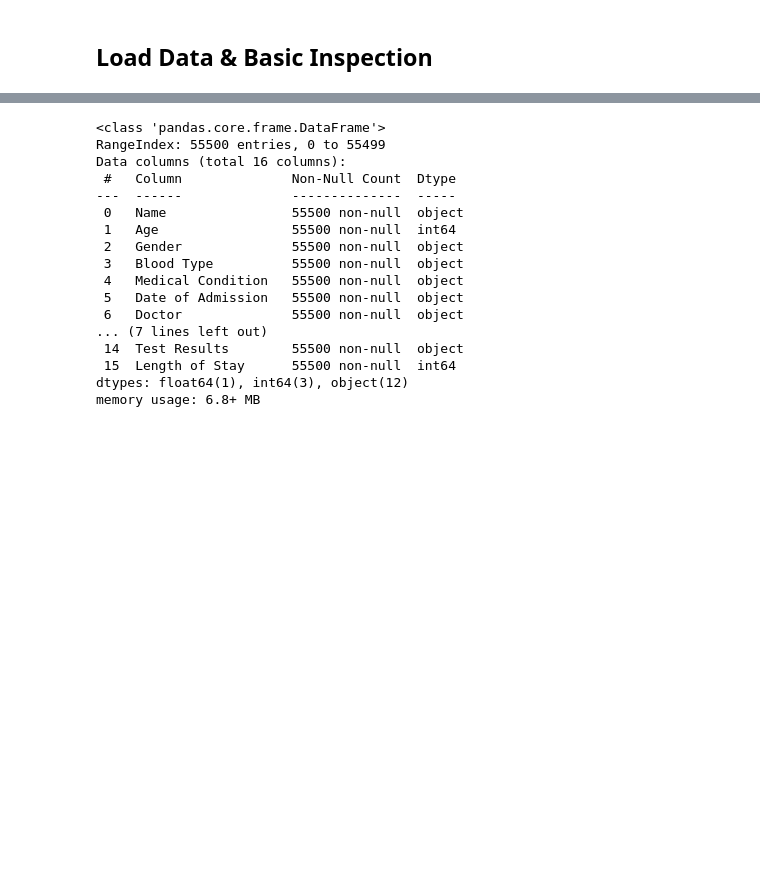
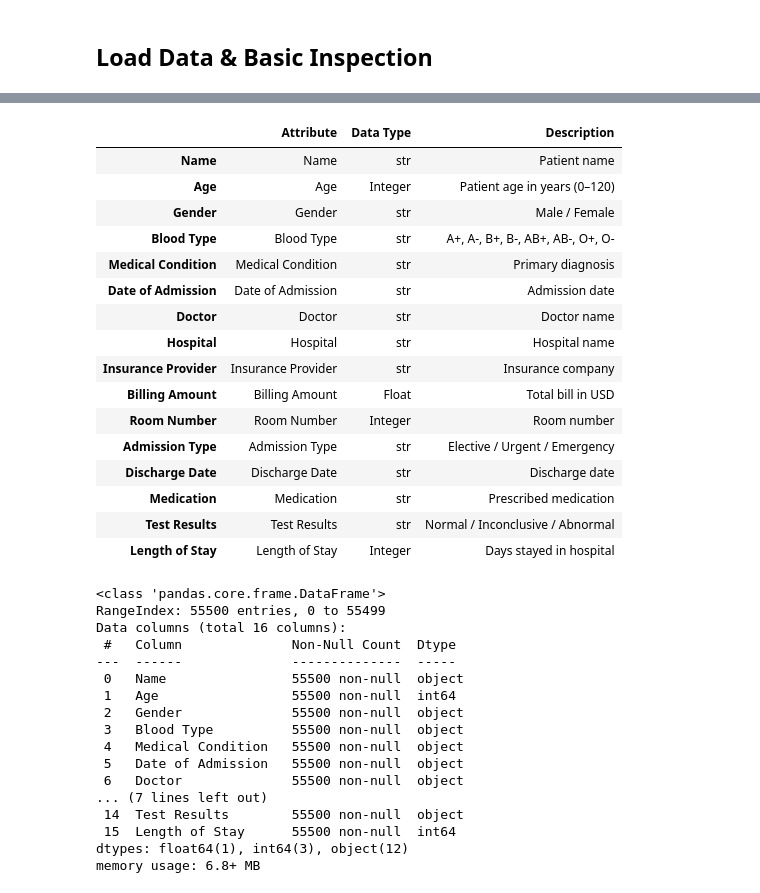
Before and after one commit to M-Ajmal/healthcare-data-analysis-pyspark, a Jupyter notebook: notebooks/data_exploration.ipynb, the cells around one changed output, grey strips where cells are left out. Drawn from its saved outputs; the diff is of its cells as text; code cells hidden in the pictures; blank space fills up the shorter version.

```diff
--- a/notebooks/data_exploration.ipynb
+++ b/notebooks/data_exploration.ipynb
@@ -51,3 +78,68 @@ df.head(5)
+# %%
+import pandas as pd
+
+# Load dataset
+df = pd.read_csv("healthcare_dataset.csv")
+
+# Create summary
+summary = pd.DataFrame({
+    "Attribute": df.columns,
+    "Data Type": df.dtypes.astype(str)
+})
+
+# Map better data types
+def map_dtype(dtype):
+    if "int" in dtype:
+        return "Integer"
+    elif "float" in dtype:
+        return "Float"
+    else:
+        return "str"
+
+summary["Data Type"] = summary["Data Type"].apply(map_dtype)
+
+# Descriptions (MATCH YOUR COLUMN NAMES EXACTLY)
+descriptions = {
+    "Name": "Patient name",
+    "Age": "Patient age in years (0–120)",
+    "Gender": "Male / Female",
+    "Blood Type": "A+, A-, B+, B-, AB+, AB-, O+, O-",
+    "Medical Condition": "Primary diagnosis",
+    "Date of Admission": "Admission date",
+    "Doctor": "Doctor name",
+    "Hospital": "Hospital name",
+    "Insurance Provider": "Insurance company",
+    "Billing Amount": "Total bill in USD",
+    "Room Number": "Room number",
+    "Admission Type": "Elective / Urgent / Emergency",
+    "Discharge Date": "Discharge date",
+    "Medication": "Prescribed medication",
+    "Test Results": "Normal / Inconclusive / Abnormal",
+    "Length of Stay": "Days stayed in hospital"
+}
+
+summary["Description"] = summary["Attribute"].map(descriptions)
+
+# SHOW TABLE
+summary
+# %% [output]
+|  | Attribute | Data Type | Description |
+| Name | Name | str | Patient name |
+| Age | Age | Integer | Patient age in years (0–120) |
+| Gender | Gender | str | Male / Female |
+| Blood Type | Blood Type | str | A+, A-, B+, B-, AB+, AB-, O+, O- |
+| Medical Condition | Medical Condition | str | Primary diagnosis |
+| Date of Admission | Date of Admission | str | Admission date |
+| Doctor | Doctor | str | Doctor name |
+| Hospital | Hospital | str | Hospital name |
+| Insurance Provider | Insurance Provider | str | Insurance company |
+| Billing Amount | Billing Amount | Float | Total bill in USD |
+| Room Number | Room Number | Integer | Room number |
+| Admission Type | Admission Type | str | Elective / Urgent / Emergency |
+| Discharge Date | Discharge Date | str | Discharge date |
+| Medication | Medication | str | Prescribed medication |
+| Test Results | Test Results | str | Normal / Inconclusive / Abnormal |
+| Length of Stay | Length of Stay | Integer | Days stayed in hospital |
 # %%
 # Column types and non-null counts
 df.info()
```
Also changed, not shown: parts of 3 cells of this notebook, 12 other files.
